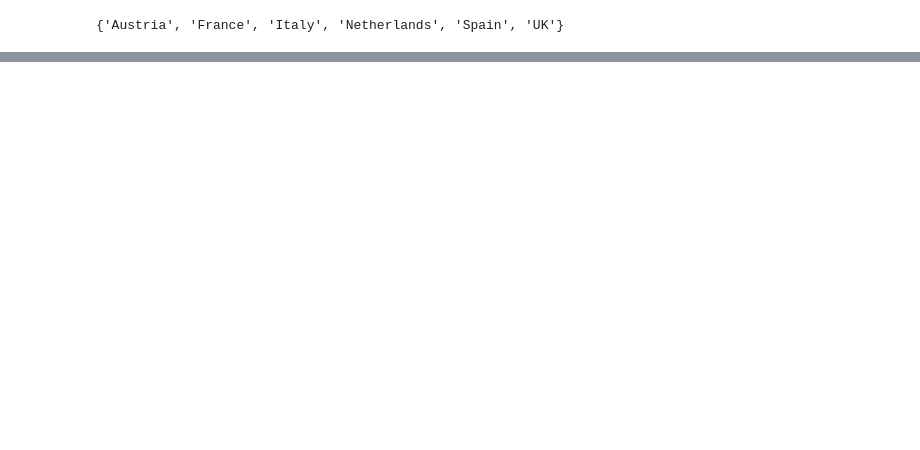
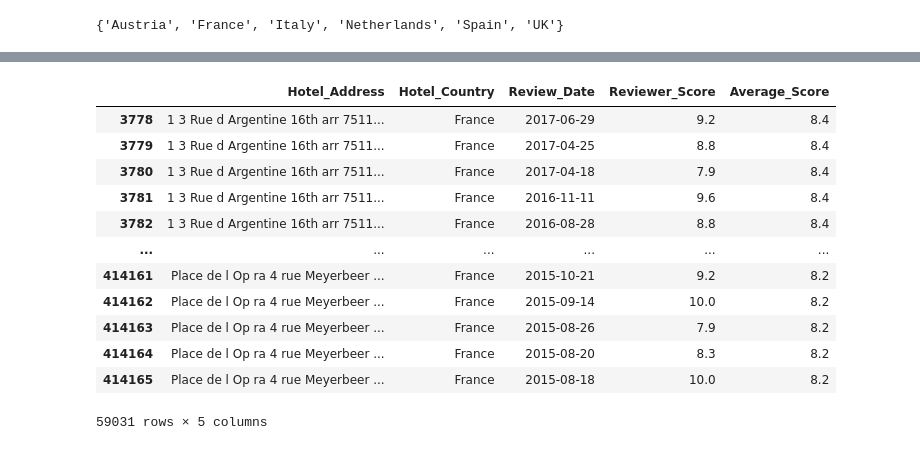
Before and after one commit to benitomartin/de-hotel-reviews, a Jupyter notebook: notebooks/EDA.ipynb, the cells around one changed output, grey strips where cells are left out. Cells and saved outputs as stored; diff of their text form; code cells hidden in the pictures; blank space fills up the shorter version.

```diff
--- a/notebooks/EDA.ipynb
+++ b/notebooks/EDA.ipynb
@@ -173,3 +173,6 @@ df['Hotel_Country'] = df['Hotel_Address'].str.split().str[-1]
 set(df['Hotel_Country'])
 # %% [output]
 {'Austria', 'France', 'Italy', 'Netherlands', 'Spain', 'UK'}
+# %%
+new = df[["Hotel_Address", "Hotel_Country","Review_Date","Reviewer_Score", "Average_Score"]]
+new.head()
@@ -175,0 +186,16 @@ set(df['Hotel_Country'])
+# %%
+new[new["Hotel_Country"] == "France"]
+# %% [output]
+|  | Hotel_Address | Hotel_Country | Review_Date | Reviewer_Score | Average_Score |
+| 3778 | 1 3 Rue d Argentine 16th arr 7511... | France | 2017-06-29 | 9.2 | 8.4 |
+| 3779 | 1 3 Rue d Argentine 16th arr 7511... | France | 2017-04-25 | 8.8 | 8.4 |
+| 3780 | 1 3 Rue d Argentine 16th arr 7511... | France | 2017-04-18 | 7.9 | 8.4 |
+| 3781 | 1 3 Rue d Argentine 16th arr 7511... | France | 2016-11-11 | 9.6 | 8.4 |
+| 3782 | 1 3 Rue d Argentine 16th arr 7511... | France | 2016-08-28 | 8.8 | 8.4 |
+| ... | ... | ... | ... | ... | ... |
+| 414161 | Place de l Op ra 4 rue Meyerbeer ... | France | 2015-10-21 | 9.2 | 8.2 |
+| 414162 | Place de l Op ra 4 rue Meyerbeer ... | France | 2015-09-14 | 10.0 | 8.2 |
+| 414163 | Place de l Op ra 4 rue Meyerbeer ... | France | 2015-08-26 | 7.9 | 8.2 |
+| 414164 | Place de l Op ra 4 rue Meyerbeer ... | France | 2015-08-20 | 8.3 | 8.2 |
+| 414165 | Place de l Op ra 4 rue Meyerbeer ... | France | 2015-08-18 | 10.0 | 8.2 |
+59031 rows × 5 columns
```
Also changed, not shown: parts of 5 cells of this notebook, 4 other files.
